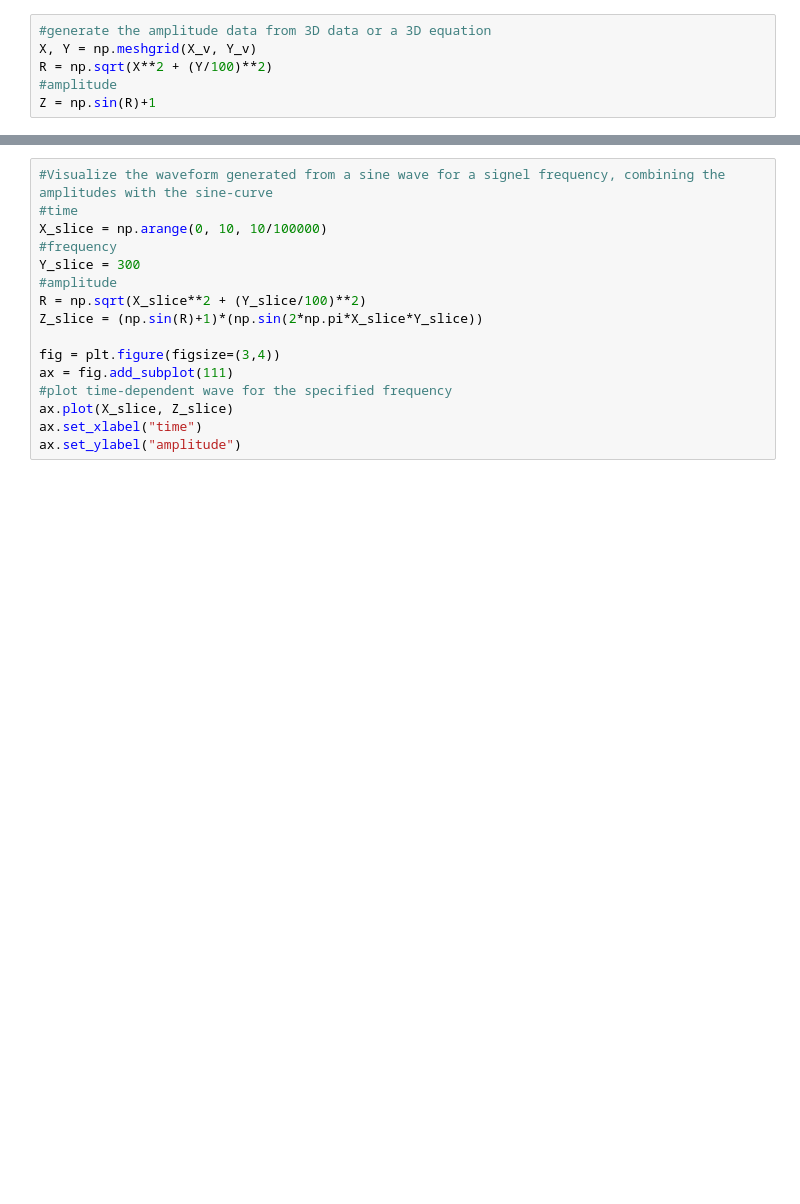
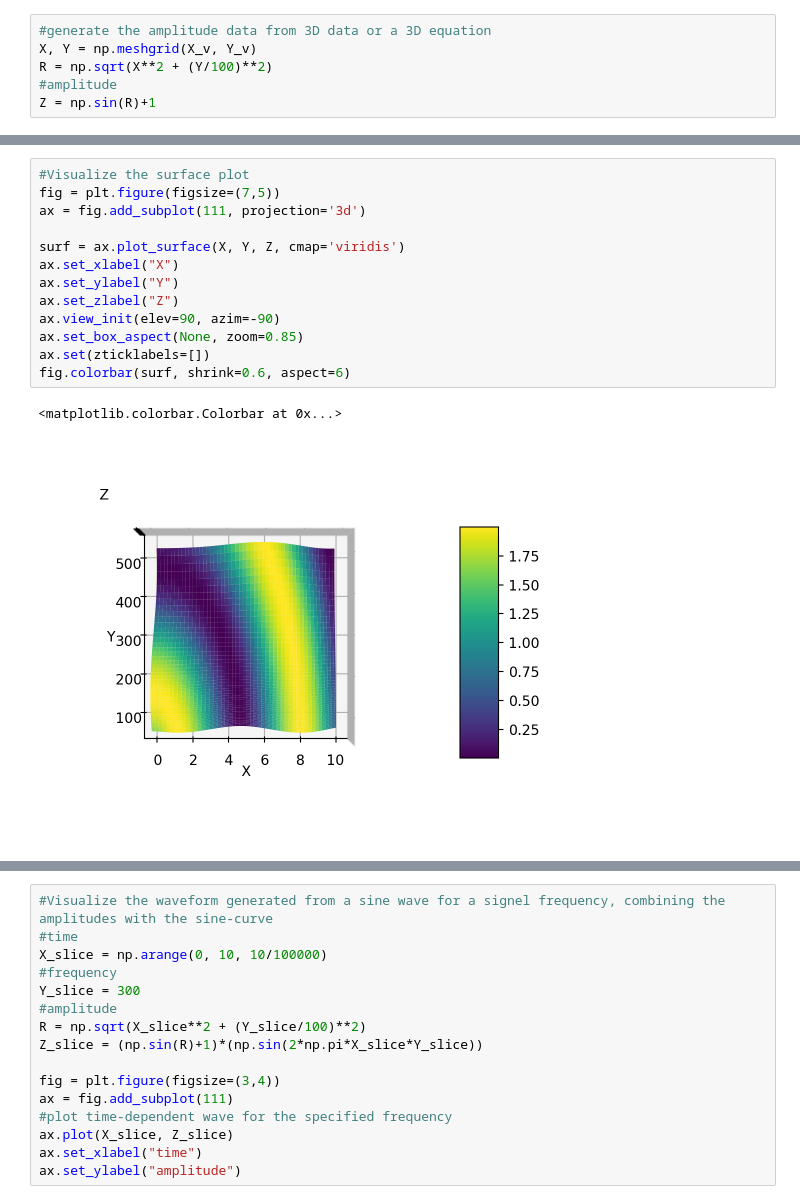
Before and after one commit to ari-fischer/education_and_outreach, a Jupyter notebook: soundscape_3D_data/surface_melody_blog.ipynb, the cells around one changed output, grey strips where cells are left out. Saved outputs shown, nothing was run; the diff lists cells and outputs as text; blank space fills up the shorter version.

```diff
--- a/soundscape_3D_data/surface_melody_blog.ipynb
+++ b/soundscape_3D_data/surface_melody_blog.ipynb
@@ -44,3 +46,19 @@ ax.set_box_aspect(None, zoom=0.85)
+# %%
+#Visualize the surface plot
+fig = plt.figure(figsize=(7,5))
+ax = fig.add_subplot(111, projection='3d')
+
+surf = ax.plot_surface(X, Y, Z, cmap='viridis')
+ax.set_xlabel("X")
+ax.set_ylabel("Y")
+ax.set_zlabel("Z")
+ax.view_init(elev=90, azim=-90)
+ax.set_box_aspect(None, zoom=0.85)
+ax.set(zticklabels=[])
+fig.colorbar(surf, shrink=0.6, aspect=6)
+# %% [output]
+<matplotlib.colorbar.Colorbar at 0x...>
+[figure, added]
 # %%
 #visualize the amplitude vs time for a slice at a single frequency
 X_slice = np.arange(0, 10, 10/100)
```
Also changed, not shown: parts of 2 cells of this notebook.
